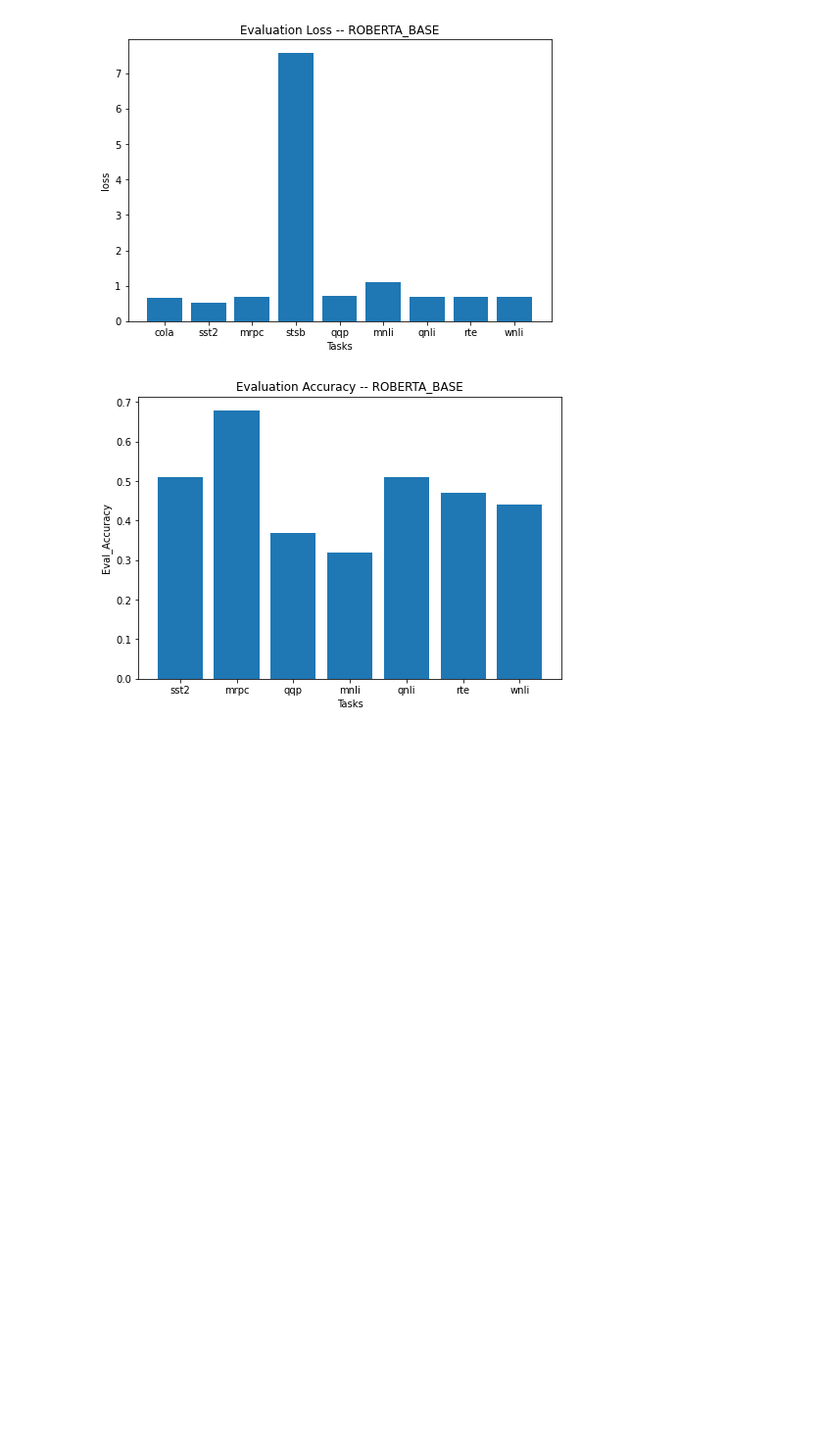
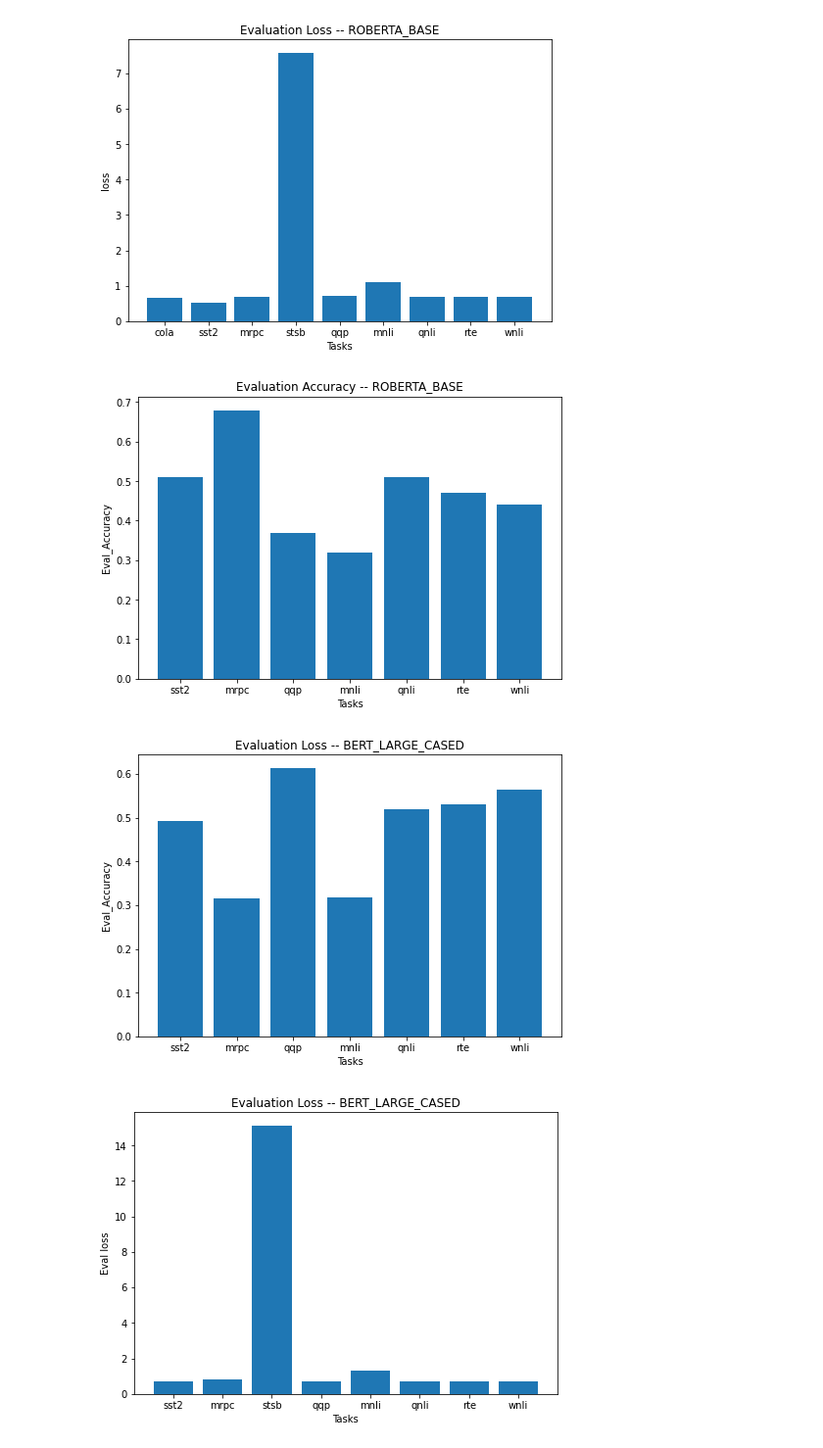
Before and after one commit to 395t/coding-assignment-week-6-seq-2, a Jupyter notebook: src/text-classification/Plots.ipynb, the cells around one changed output. Shown at 98% size. Saved outputs shown, nothing was run; the diff lists cells and outputs as text; code cells hidden in the pictures; blank space fills up the shorter version.

```diff
--- a/src/text-classification/Plots.ipynb
+++ b/src/text-classification/Plots.ipynb
@@ -139,3 +114,33 @@ plt.show()
 [figure]
 [figure]
 [figure]
+# %%
+### BERT LARGE
+
+fig = plt.figure()
+ax = fig.add_axes([0,0,1,1])
+TASK_NAMES = ["sst2", "mrpc", "qqp", "mnli", "qnli", "rte", "wnli"]
+EVAL_ACCURACY = [0.4931, 0.3162, 0.6146, 0.3172, 0.5188, 0.5307, 0.5634]
+ax.bar(TASK_NAMES,EVAL_ACCURACY)
+
+plt.title('Evaluation Loss -- BERT_LARGE_CASED')
+plt.xlabel('Tasks')
+plt.ylabel('Eval_Accuracy')
+
+plt.show()
+
+
+fig = plt.figure()
+ax = fig.add_axes([0,0,1,1])
+TASK_NAMES = ["sst2", "mrpc", "stsb", "qqp", "mnli", "qnli", "rte", "wnli"]
+EVAL_LOSS = [0.7001, 0.8221, 15.138, 0.6849, 1.31, 0.6858, 0.7047, 0.6839]
+ax.bar(TASK_NAMES,EVAL_LOSS)
+
+plt.title('Evaluation Loss -- BERT_LARGE_CASED')
+plt.xlabel('Tasks')
+plt.ylabel('Eval loss')
+
+plt.show()
+# %% [output]
+[figure, added]
+[figure, added]
```
Also changed, not shown: parts of 2 cells of this notebook.
